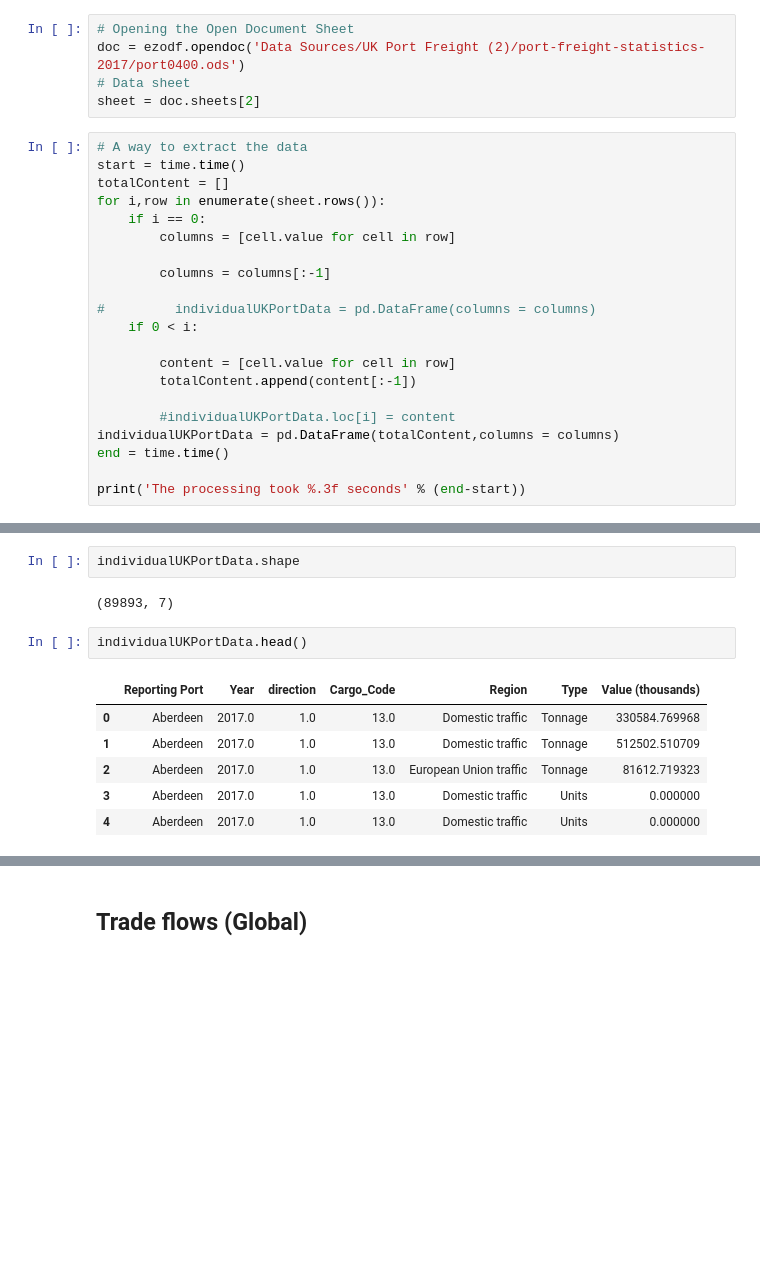
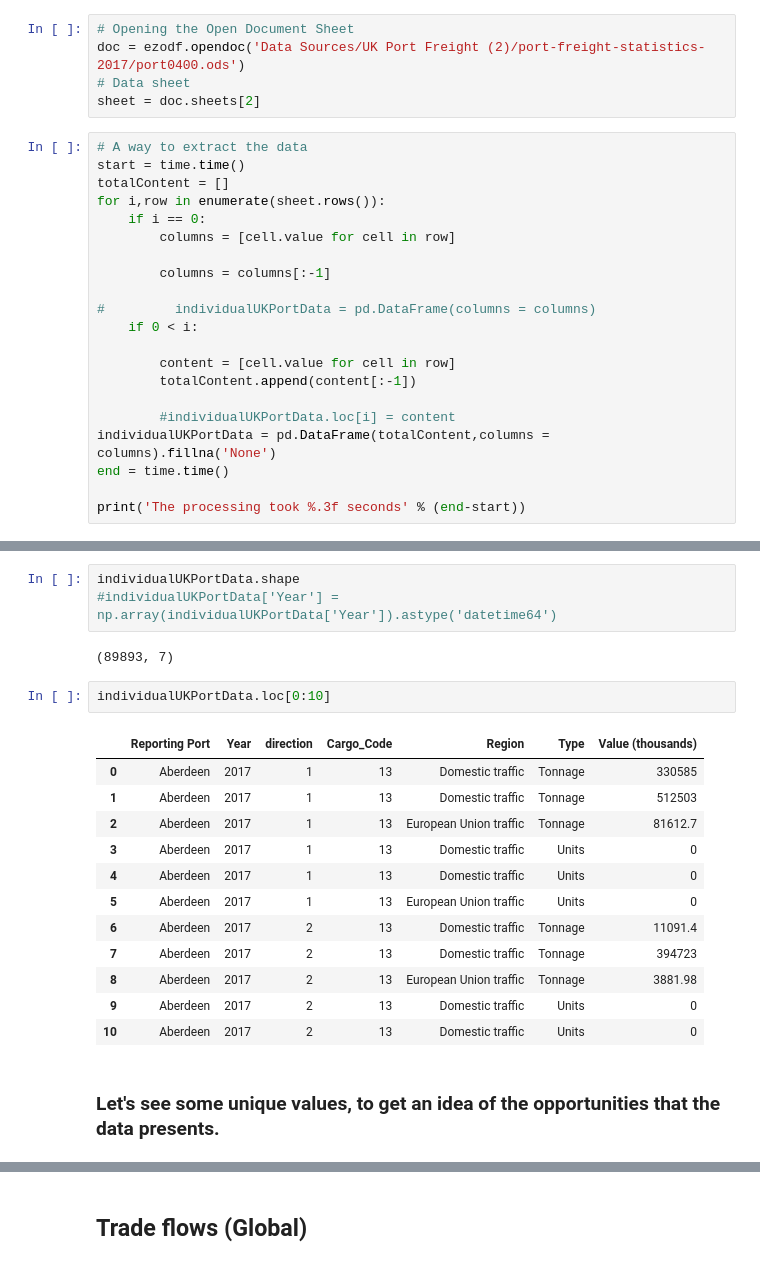
Before and after one commit to johnx25bd/casa-digital-visualisation, a Jupyter notebook: data/DataProcessing_BM.ipynb, the cells around one changed output, grey strips where cells are left out. Saved outputs shown, nothing was run; the diff lists cells and outputs as text; blank space fills up the shorter version.

```diff
--- a/data/DataProcessing_BM.ipynb
+++ b/data/DataProcessing_BM.ipynb
@@ -691,7 +693,7 @@ for i,row in enumerate(sheet.rows()):
         totalContent.append(content[:-1])
 
         #individualUKPortData.loc[i] = content
-individualUKPortData = pd.DataFrame(totalContent,columns = columns)
+individualUKPortData = pd.DataFrame(totalContent,columns = columns).fillna('None')
 end = time.time()
 
 print('The processing took %.3f seconds' % (end-start))
@@ -700,13 +702,22 @@ The processing took 4.491 seconds
-# %%
-individualUKPortData.shape
-# %% [output]
-(89893, 7)
-# %%
-individualUKPortData.head()
-# %% [output]
-|  | Reporting Port | Year | direction | Cargo_Code | Region | Type | Value (thousands) |
-| 0 | Aberdeen | 2017.0 | 1.0 | 13.0 | Domestic traffic | Tonnage | 330584.769968 |
-| 1 | Aberdeen | 2017.0 | 1.0 | 13.0 | Domestic traffic | Tonnage | 512502.510709 |
-| 2 | Aberdeen | 2017.0 | 1.0 | 13.0 | European Union traffic | Tonnage | 81612.719323 |
-| 3 | Aberdeen | 2017.0 | 1.0 | 13.0 | Domestic traffic | Units | 0.000000 |
-| 4 | Aberdeen | 2017.0 | 1.0 | 13.0 | Domestic traffic | Units | 0.000000 |
+# %%
+individualUKPortData.shape
+#individualUKPortData['Year'] = np.array(individualUKPortData['Year']).astype('datetime64')
+# %% [output]
+(89893, 7)
+# %%
+individualUKPortData.loc[0:10]
+# %% [output]
+|  | Reporting Port | Year | direction | Cargo_Code | Region | Type | Value (thousands) |
+| 0 | Aberdeen | 2017 | 1 | 13 | Domestic traffic | Tonnage | 330585 |
+| 1 | Aberdeen | 2017 | 1 | 13 | Domestic traffic | Tonnage | 512503 |
+| 2 | Aberdeen | 2017 | 1 | 13 | European Union traffic | Tonnage | 81612.7 |
+| 3 | Aberdeen | 2017 | 1 | 13 | Domestic traffic | Units | 0 |
+| 4 | Aberdeen | 2017 | 1 | 13 | Domestic traffic | Units | 0 |
+| 5 | Aberdeen | 2017 | 1 | 13 | European Union traffic | Units | 0 |
+| 6 | Aberdeen | 2017 | 2 | 13 | Domestic traffic | Tonnage | 11091.4 |
+| 7 | Aberdeen | 2017 | 2 | 13 | Domestic traffic | Tonnage | 394723 |
+| 8 | Aberdeen | 2017 | 2 | 13 | European Union traffic | Tonnage | 3881.98 |
+| 9 | Aberdeen | 2017 | 2 | 13 | Domestic traffic | Units | 0 |
+| 10 | Aberdeen | 2017 | 2 | 13 | Domestic traffic | Units | 0 |
+# %% [markdown]
+### Let's see some unique values, to get an idea of the opportunities that the data presents.
```
Also changed, not shown: parts of 25 cells of this notebook, 2 other files.
